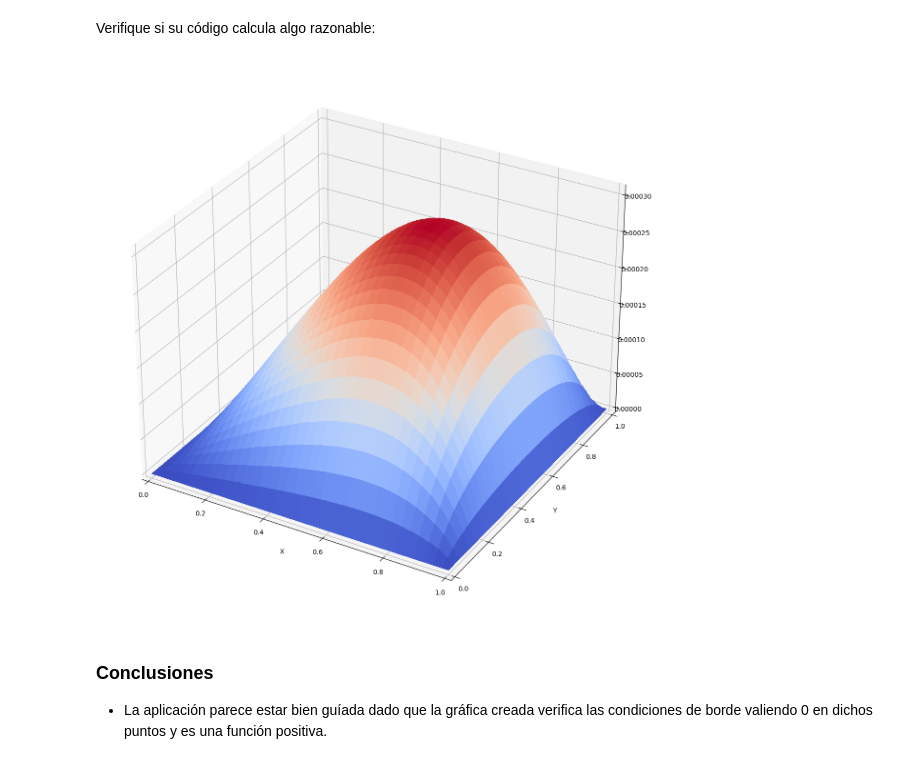
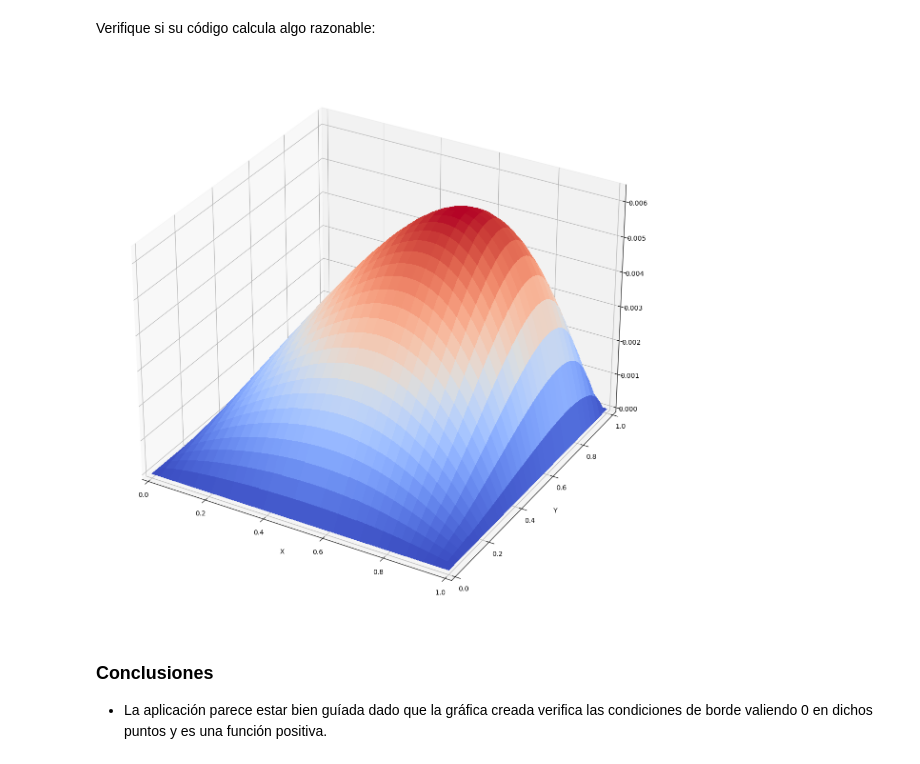
Before and after one commit to Diego-Astaburuaga/Tarea-2-Numerical-Analysis-II, a Jupyter notebook: Entregable_Tarea2_Diego_Astaburuaga.ipynb, the cells around one changed output. Drawn from its saved outputs; the diff is of its cells as text; code cells hidden in the pictures.

```diff
--- a/Entregable_Tarea2_Diego_Astaburuaga.ipynb
+++ b/Entregable_Tarea2_Diego_Astaburuaga.ipynb
@@ -220,29 +216,27 @@ Denote $A_h=(a_{p,q})$ con $1\leq p,q\leq n^2$. Con esto es directo notar los si
 # %%
+def ij(p: int, N: int):
+    '''
+    Giving the number of the row p (1,..,, N^2), return (i,j)
+    '''
+    return (p%N,1+p//N)
+
 def calculC1param(mu, p: int, N: int):
     '''
     - calculate the parameter C1 given the first coordenate p (p,q)
     - 1 \leq p \leq n^2
     '''
-    i, j = p-p//N, 1+p//N
+    i,j = ij(p, N)
     h = 1/(N+1)
     C = 2*mu(i*h, j*h)+mu((i+1)*h,j*h)+mu(i*h,(j+1)*h)
     return C
-
-def calculC2param(mu, p: int, N: int):
-    '''
-    - calculate the parameter C2 given the first coordenate p (p,q)
-    - 1 \leq p \leq n^2
-    '''
-    i, j = p-p//N, 1+p//N
-    h = 1/(N+1)
-    C = -1*mu(i*h, j*h)
-    return C
 # %%
 def stima2d(N,mu):
     nnz = N*(3*N-2) + 2*(N-1)*N # number of element non zero
     f = np.zeros(nnz,dtype='int')
     c = np.zeros(nnz,dtype='int')
     e = np.zeros(nnz)
+
+    h = 1/(N+1)
 
     # block diagonal
     for k in range(N):
@@ -252,19 +246,18 @@ def stima2d(N,mu):
         for j in range(N):
             f[offset + j] = k*N + j
             c[offset + j] = k*N + j
-            e[offset + j] = calculC1param(mu, k*N+j+1, N)
+            e[offset + j] = calculC1param(mu, k*N + j +1, N)
 
         # superdiagonal
         for j in range(N-1):
             f[offset + N + j] = k*N + j
             c[offset + N + j] = k*N + j+1
-            e[offset + N + j] = calculC2param(mu, k*N+j+1, N)
-
+            e[offset + N + j] = -mu((ij(k*N + j+1, N)[0]+1)*h,(ij(k*N + j+1, N)[1])*h)
         # subdiagonal
         for j in range(N-1):
             f[offset + 2*N-1 + j] = k*N + j+1
             c[offset + 2*N-1 + j] = k*N + j
-            e[offset + 2*N-1 + j] = calculC2param(mu, k*N+j+2, N)
+            e[offset + 2*N-1 + j] = -mu((ij(k*N + j+2, N)[0])*h,(ij(k*N + j+2, N)[1])*h)
 
     # block superdiagonal
     for k in range(N-1):
@@ -274,7 +267,7 @@ def stima2d(N,mu):
         for j in range(N):
             f[offset + j] = k*N + j
             c[offset + j] = k*N + j + N
-            e[offset + j] = calculC2param(mu, k*N + j+1, N)
+            e[offset + j] = -mu((ij(k*N + j+1, N)[0])*h,(ij(k*N + j+1, N)[1]+1)*h)
 
     # block subdiagonal
     for k in range(N-1):
@@ -284,7 +277,7 @@ def stima2d(N,mu):
         for j in range(N):
             f[offset + j] = k*N + j + N
             c[offset + j] = k*N + j
-            e[offset + j] = calculC2param(mu, k*N + j + N+1, N)
+            e[offset + j] = -mu((ij(k*N + j + N+1, N)[0])*h,(ij(k*N + j + N+1, N)[1])*h)
 
     e = (N+1)*(N+1)*e # divide each value by h^2
 
@@ -307,37 +300,37 @@ def loadvec2d(N,ff):
 Verifique si su código calcula algo razonable:
 # %%
 def f(x,y):
-    return x*y
+    return x*x*y*y
 
 def mu(x,y):
     return x+y
 
 N=100
 
 b = loadvec2d(N,f)
 A = stima2d(N,mu)
 Afull = A.full()
 
 u = np.linalg.solve(Afull,b)
 uu = np.zeros((N+2,N+2))
 uu[1:N+1,1:N+1] = u.reshape(N,N)
 x = np.linspace(0,1,N+2)
 X,Y = np.meshgrid(x,x)
 
 fig = plt.figure(figsize=(15,15))
 ax = fig.add_subplot(111, projection='3d')
 
 # Plot a 3D surface
 ax.plot_surface(X, Y, uu,cmap=cm.coolwarm,
                        linewidth=0, antialiased=False)
 
 ax.set_xlabel('X')
 ax.set_xlim(0, 1)
 ax.set_ylabel('Y')
 ax.set_ylim(0, 1)
 plt.show()
 # %% [output]
-[figure, old version]
+[figure, new version]
 # %% [markdown]
 ### Conclusiones
 
```
Also changed, not shown: parts of 2 cells of this notebook.
